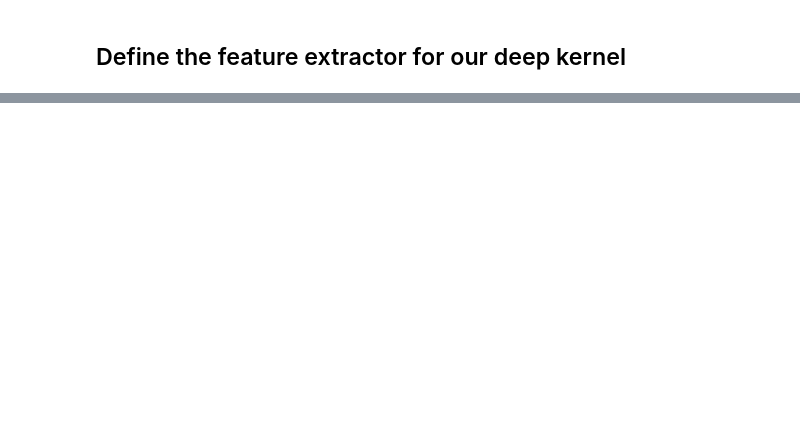
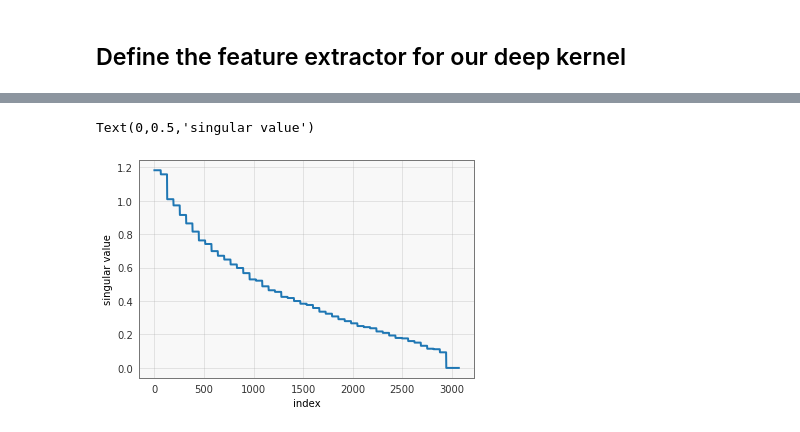
Before and after one commit to cornellius-gp/gpytorch, a Jupyter notebook: examples/lanczos_bidiag_testing.ipynb, the cells around one changed output, grey strips where cells are left out. Saved outputs shown, nothing was run; the diff lists cells and outputs as text; code cells hidden in the pictures; blank space fills up the shorter version.

```diff
--- a/examples/lanczos_bidiag_testing.ipynb
+++ b/examples/lanczos_bidiag_testing.ipynb
@@ -291,0 +151,5 @@ B
+# %%
+tmp_matmul_closure = lambda v: new_conv_layer(Variable(v.contiguous().view(16, in_channels, 8, 8))).data
+tmp_single_matmul_closure = lambda v: new_conv_layer(Variable(v.contiguous().view(1, in_channels, 8, 8)).cuda()).data
+full_matrix = torch.zeros(out_channels * 8 * 8, in_channels * 8 * 8)
+#tmp_matmul_closure(torch.eye(32768))
@@ -291,0 +160,6 @@ B
+# %%
+query = torch.eye(12672)
+for i in range(792):
+    iquery = query[i*16:(i+1)*16, :]
+    mv_result = tmp_matmul_closure(iquery.cuda()) # 16 x out_channels x 8 x 8
+    full_matrix[:, i*16:(i+1)*16] = mv_result.view(16, out_channels * 8 * 8).t()
@@ -291,0 +194,4 @@ B
+# %%
+full_matrix_gpu = full_matrix.cuda()
+# %%
+svs = full_matrix_gpu.svd()[1]
@@ -291,0 +201,7 @@ B
+# %%
+plt.plot(list(range(3072)), svs.cpu().numpy())
+plt.xlabel('index')
+plt.ylabel('singular value')
+# %% [output]
+Text(0,0.5,'singular value')
+[figure, added]
```
Also changed, not shown: parts of 33 cells of this notebook.
